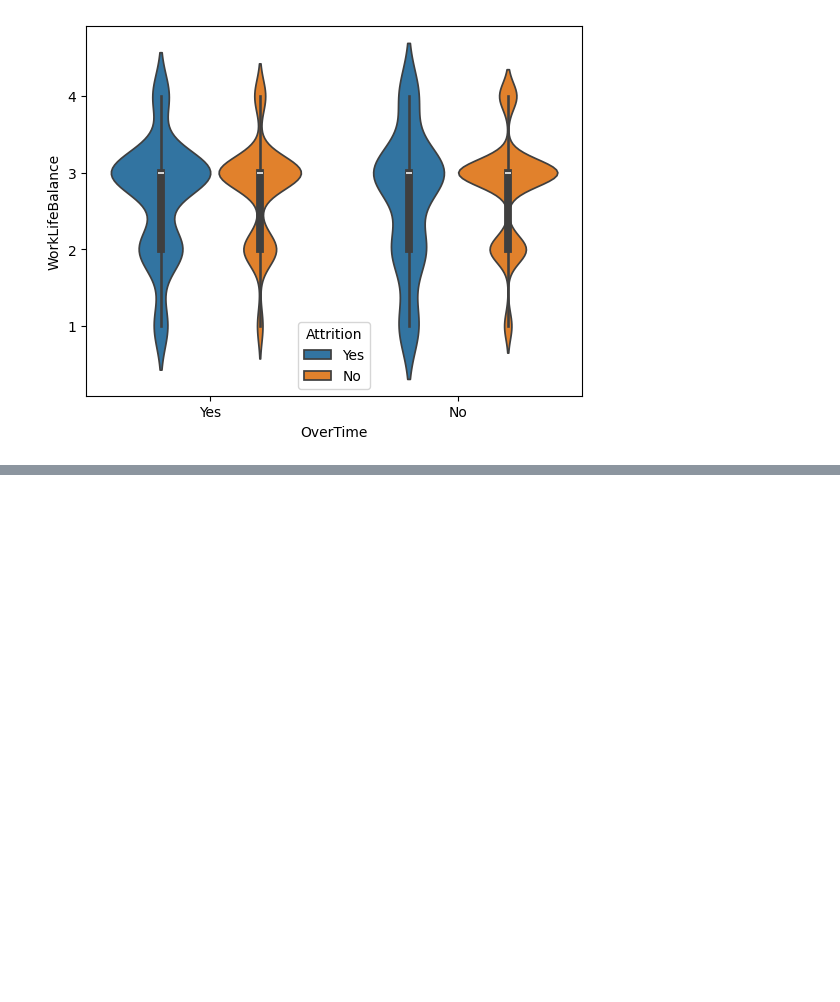
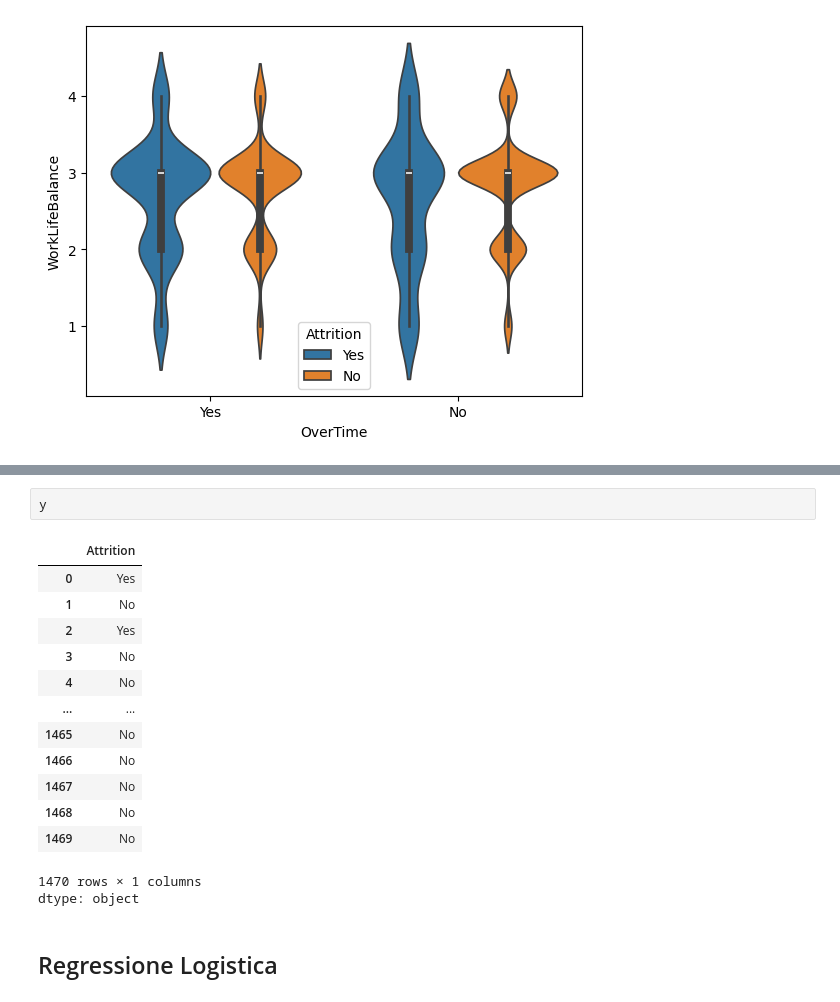
Before and after one commit to margheritamarinelli/Progetto-Data-Science-gruppo-9, a Jupyter notebook: notebook/Progetto_Data_Science_gruppo9.ipynb, the cells around one changed output, grey strips where cells are left out. Saved outputs shown, nothing was run; the diff lists cells and outputs as text; blank space fills up the shorter version.

```diff
--- a/notebook/Progetto_Data_Science_gruppo9.ipynb
+++ b/notebook/Progetto_Data_Science_gruppo9.ipynb
@@ -339,0 +468,19 @@ plt.show()
+# %%
+y
+# %% [output]
+|  | Attrition |
+| 0 | Yes |
+| 1 | No |
+| 2 | Yes |
+| 3 | No |
+| 4 | No |
+| ... | ... |
+| 1465 | No |
+| 1466 | No |
+| 1467 | No |
+| 1468 | No |
+| 1469 | No |
+1470 rows × 1 columns
+dtype: object
+# %% [markdown]
+## Regressione Logistica
```
Also changed, not shown: parts of 39 cells of this notebook.
